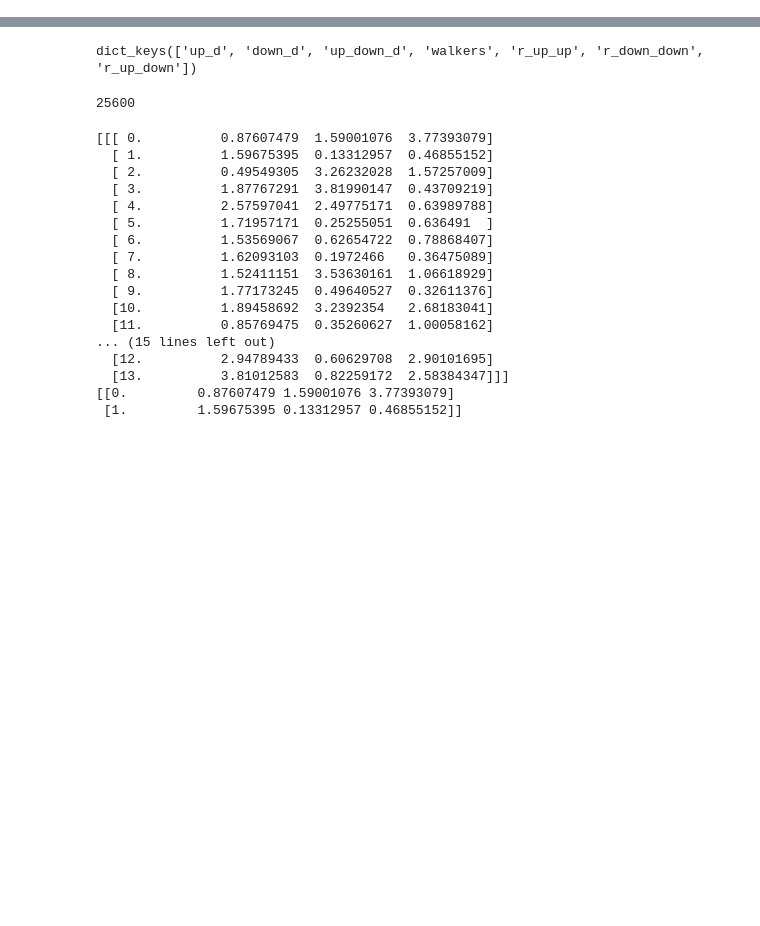
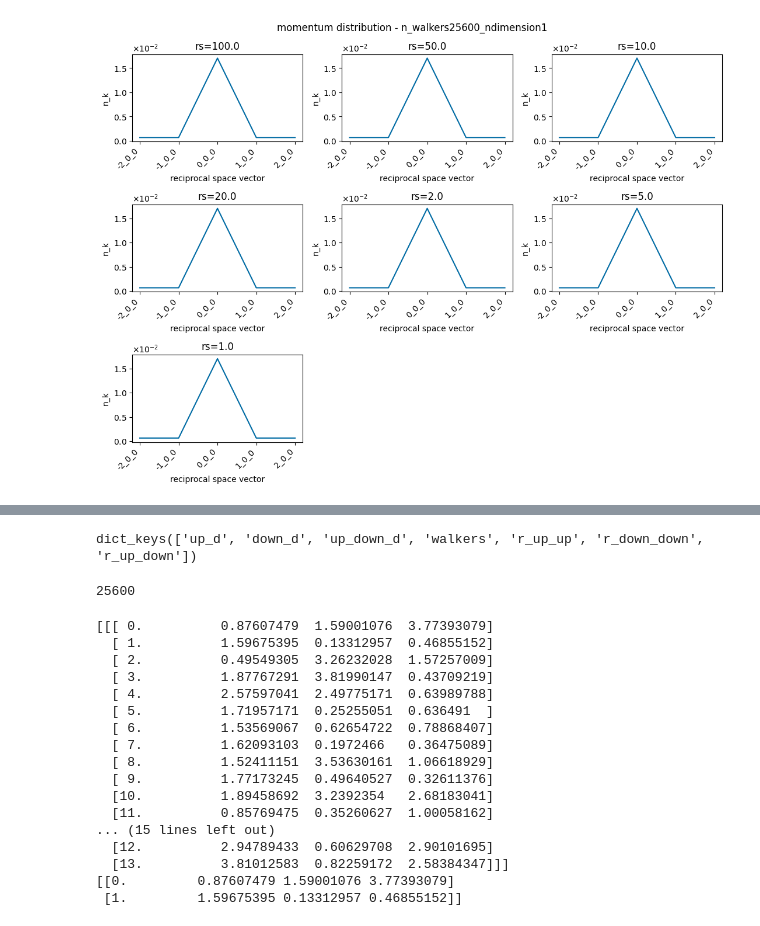
Before and after one commit to xmax1/nn_ansatz, a Jupyter notebook: src/analysis.ipynb, the cells around one changed output, grey strips where cells are left out. Cells and saved outputs as stored; diff of their text form; code cells hidden in the pictures; blank space fills up the shorter version.

```diff
--- a/src/analysis.ipynb
+++ b/src/analysis.ipynb
@@ -27,0 +155,41 @@ Error:
+# %%
+# Momentum distribution
+ncols, nrows = 3, 3
+figsize = get_fig_size(ncols, nrows)
+fig, axs = plt.subplots(ncols=ncols, nrows=nrows, figsize=figsize)
+if isinstance(axs, Iterable):
+    axs = iter(axs.flatten())
+
+plots = [['mom_dist_x', 'mom_dist']]
+
+all_data = load_all_data(exp_names['mom_dist'])
+
+for _, exp in all_data.items():
+    ax = next(axs)
+
+    for xn, yn in plots:
+
+        ax.plot(
+            exp['data'][xn],
+            exp['data'][yn],
+            label=yn
+        )
+
+    format_ax(
+        ax,
+        xlabel='reciprocal space vector',
+        ylabel='n_k',
+        xticks=exp['data'][xn],
+        xticklabels=exp['data']['mom_dist_xticklabels'],
+        title=f'rs={exp["cfg"]["density_parameter"]}',
+    )
+
+
+format_fig(
+    fig,
+    axs,
+    fig_title=f'momentum distribution - {details}',
+    fig_path=ojm(f'./results/{today}', 'momentum_distribution.png')
+)
+# %% [output]
+[figure, added]
```
Also changed, not shown: parts of 6 cells of this notebook, 17 other files.
